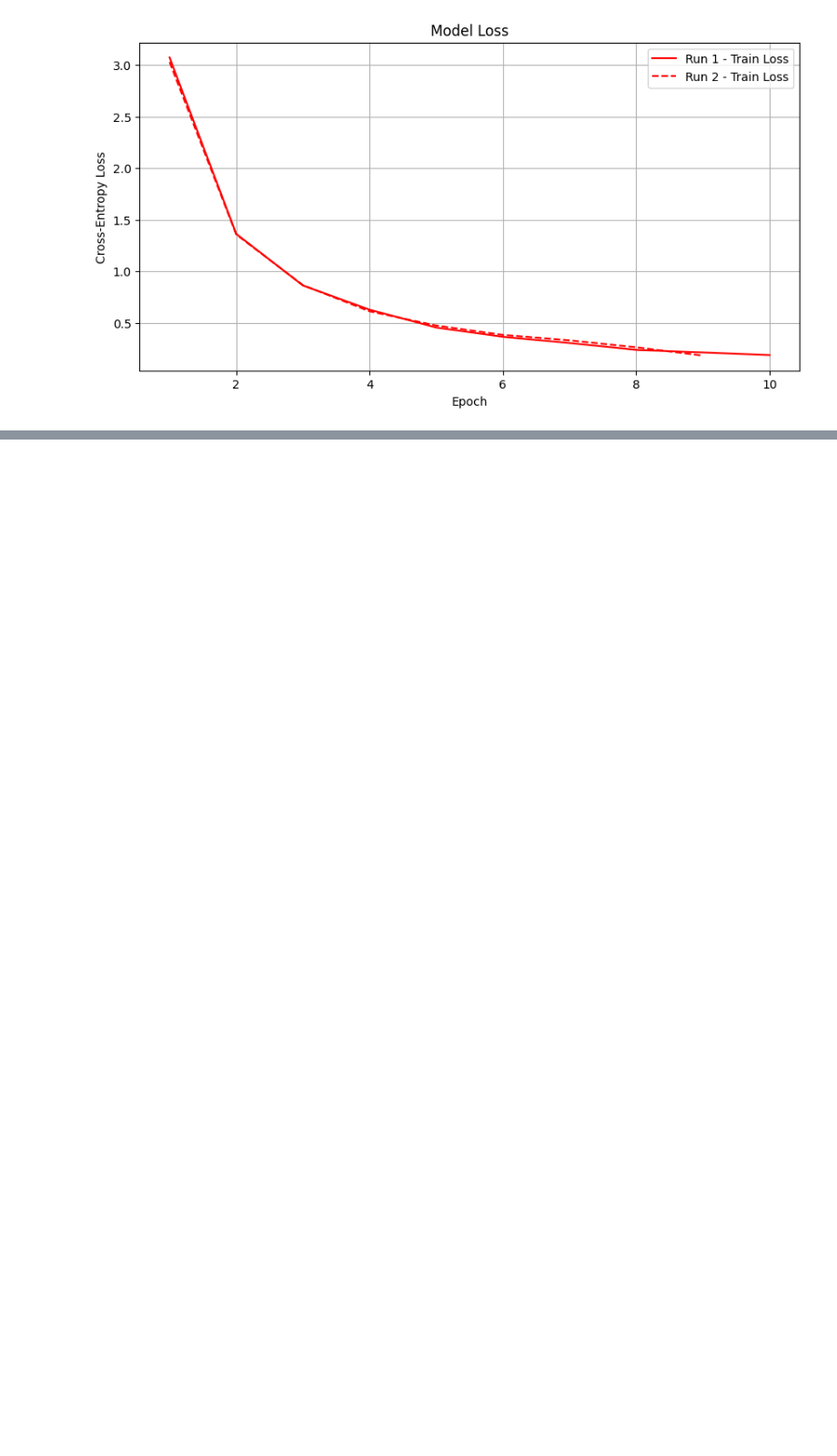
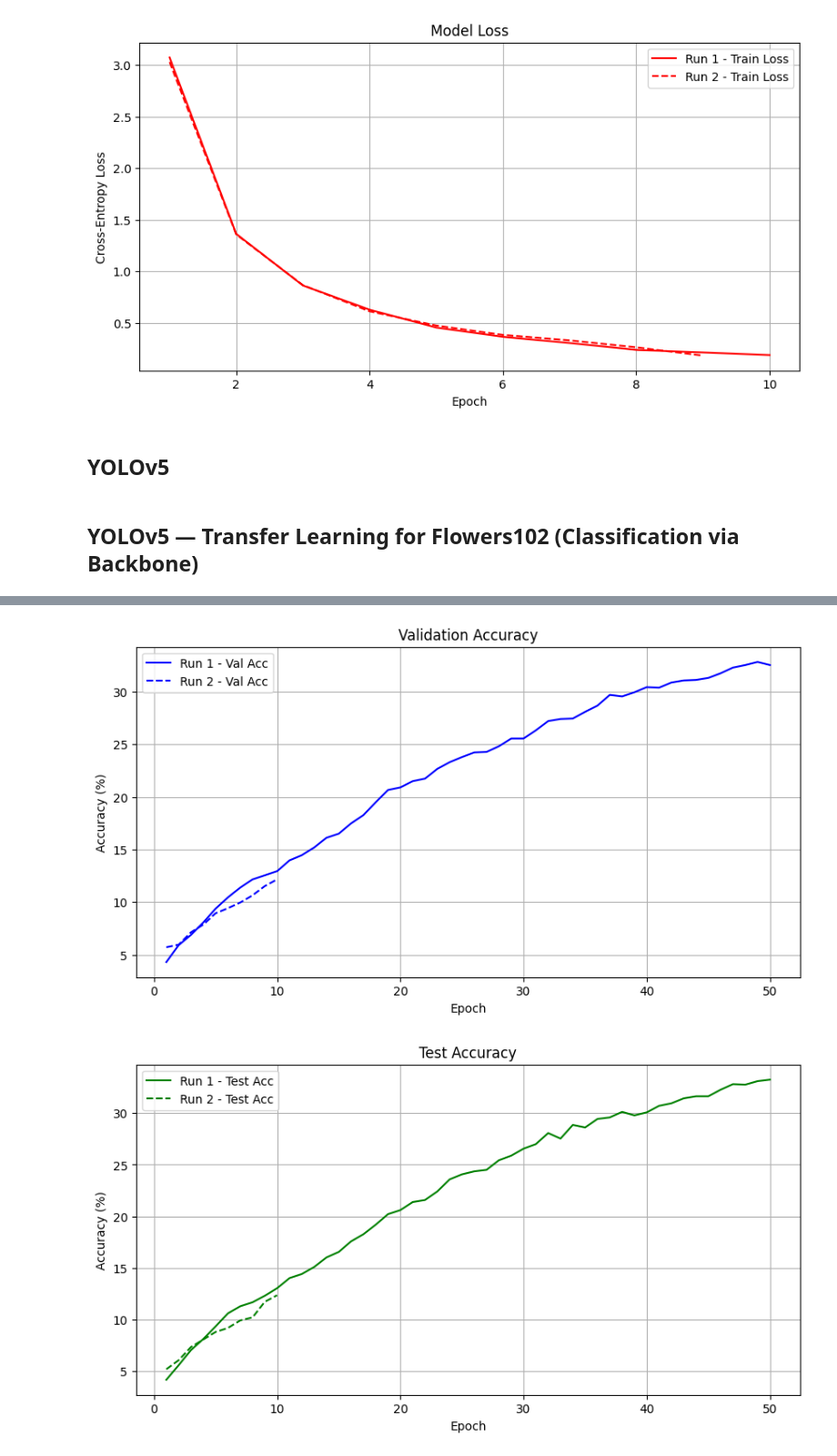
Before and after one commit to tomhil/Assignment4, a Jupyter notebook: sample.ipynb, the cells around one changed output, grey strips where cells are left out. Shown at 91% size. Saved outputs shown, nothing was run; the diff lists cells and outputs as text; code cells hidden in the pictures; blank space fills up the shorter version.

Commit message:
added yolo

```diff
--- a/sample.ipynb
+++ b/sample.ipynb
@@ -529,3 +530,7 @@ Early stopping triggered at epoch 9. Best Val Acc: 83.88%
 [figure]
 [figure]
 [figure]
+# %% [markdown]
+## YOLOv5
+# %% [markdown]
+## YOLOv5 — Transfer Learning for Flowers102 (Classification via Backbone)
@@ -531,0 +659,17 @@ Early stopping triggered at epoch 9. Best Val Acc: 83.88%
+# %%
+# Non-augmented YOLO experiments (same seeds and protocol as VGG)
+print("\n==== YOLO — Starting Run 1 (Split 1) ====\n")
+yolo_cls_run1 = setup_yolo_classifier(num_classes=102, freeze_backbone = False)
+yolo_cls_run1, yolo_history_run1 = train_transfer_learning(
+    yolo_cls_run1, train_loader1_yolo448, val_loader1_yolo448, test_loader1_yolo448, epochs=50
+)
+
+print("\n==== YOLO — Starting Run 2 (Split 2) ====\n")
+yolo_cls_run2 = setup_yolo_classifier(num_classes=102, freeze_backbone = False)
+yolo_cls_run2, yolo_history_run2 = train_transfer_learning(
+    yolo_cls_run2, train_loader2, val_loader2, test_loader2, epochs=10
+)
+
+# Compare runs (validation/test accuracy and training loss)
+plot_training_history(yolo_history_run1, yolo_history_run2)
+# %% [output]
@@ -531,0 +693,2 @@ Early stopping triggered at epoch 9. Best Val Acc: 83.88%
+[figure, added]
+[figure, added]
```
Also changed, not shown: parts of 14 cells of this notebook.
